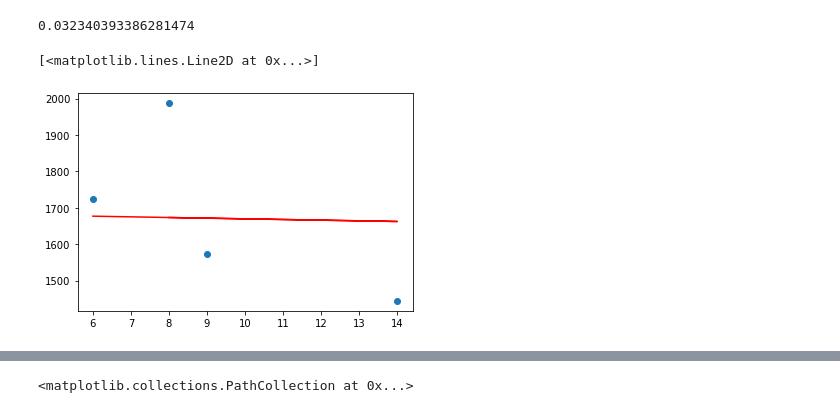
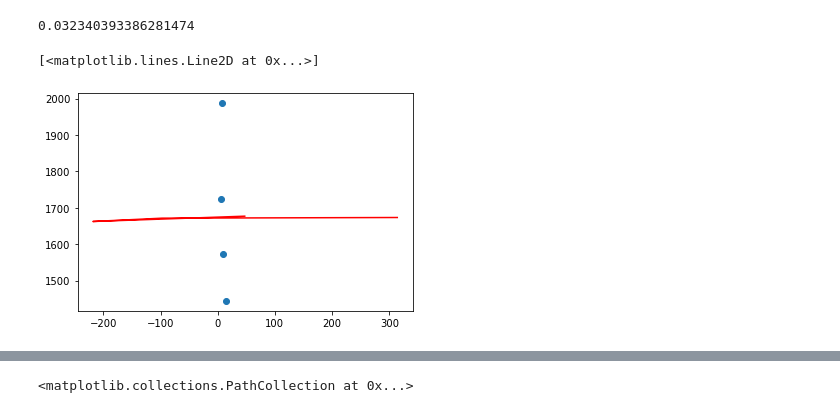
Before and after one commit to nataGar/garanina, a Jupyter notebook: ПИТОН/MyRegressKor.ipynb, the cells around one changed output, grey strips where cells are left out. Cells and saved outputs as stored; diff of their text form; code cells hidden in the pictures.

```diff
--- a/ПИТОН/MyRegressKor.ipynb
+++ b/ПИТОН/MyRegressKor.ipynb
@@ -295,9 +294,9 @@ model_N.score(X_test, y_test)
 # %% [output]
 0.032340393386281474
 # %%
-# визуализация ошибок
+# визуализация ошибок, здесь модель нам не подходит так как есть система
 plt.scatter(X_test, y_test)
-plt.plot(X_test, y_pred, c='r')
+plt.plot(y_test - y_pred, y_pred, c='r')
 # %% [output]
 [<matplotlib.lines.Line2D at 0x...>]
-[figure, old version]
+[figure, new version]
```
Also changed, not shown: parts of 12 cells of this notebook.
